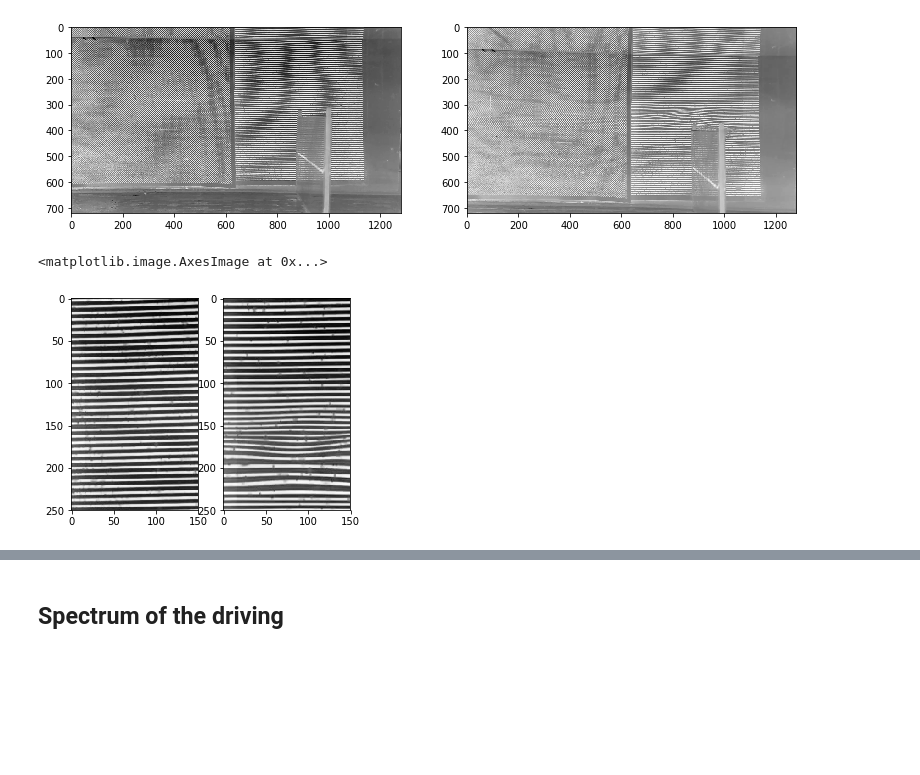
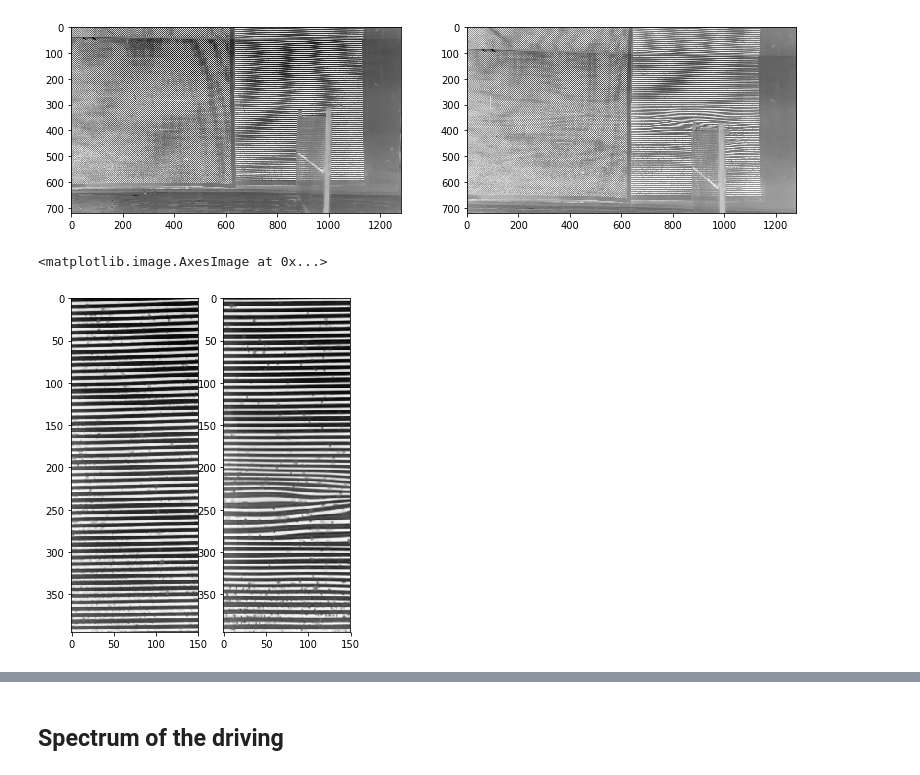
Before and after one commit to balintkaszas/boSchlieren, a Jupyter notebook: SlowRamp0421.ipynb, the cells around one changed output, grey strips where cells are left out. Cells and saved outputs as stored; diff of their text form; code cells hidden in the pictures; blank space fills up the shorter version.

```diff
--- a/SlowRamp0421.ipynb
+++ b/SlowRamp0421.ipynb
@@ -15,7 +15,7 @@ import numpy as np
 import matplotlib.pyplot as plt
 
 water = cv2.flip(cv2.imread("reference/frame200.jpg", cv2.IMREAD_GRAYSCALE), -1)
-img = cv2.flip(cv2.imread("rampSlow/frame1200.jpg", cv2.IMREAD_GRAYSCALE), -1)
+img = cv2.flip(cv2.imread("rampSlow/frame1518.jpg", cv2.IMREAD_GRAYSCALE), -1)
 f, (ax1, ax2) = plt.subplots(1,2, figsize=(13,8))
 
 cv2.equalizeHist(water)
@@ -28,11 +28,11 @@ plt.show()
 # %% [output]
 [figure]
 # %%
-imgcut = img[170:420, 650:800]
-refcut = water[150:400, 650:800]
+imgcut = img[120:515, 650:800]
+refcut = water[100:495, 650:800]
 f, (ax1, ax2) = plt.subplots(1,2, figsize=(5,13))
 ax1.imshow(refcut, cmap='Greys')
 ax2.imshow(imgcut, cmap='Greys')
 # %% [output]
 <matplotlib.image.AxesImage at 0x...>
-[figure, old version]
+[figure, new version]
```
Also changed, not shown: parts of 26 cells of this notebook, 48 other files.
